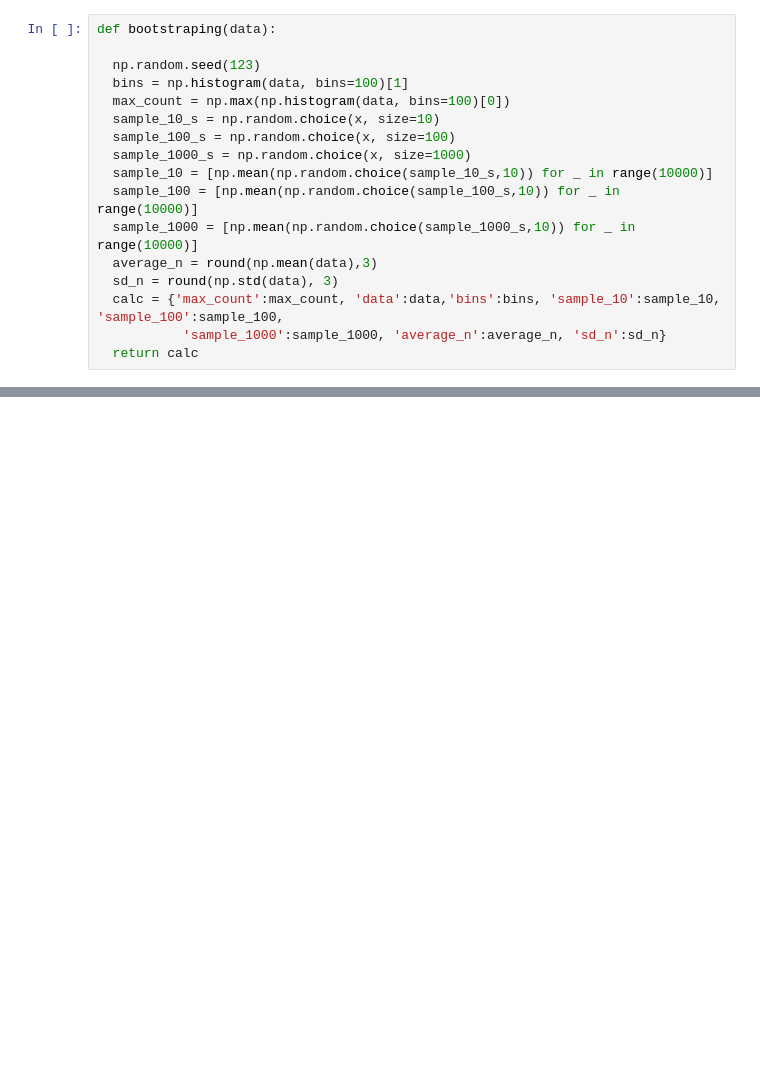
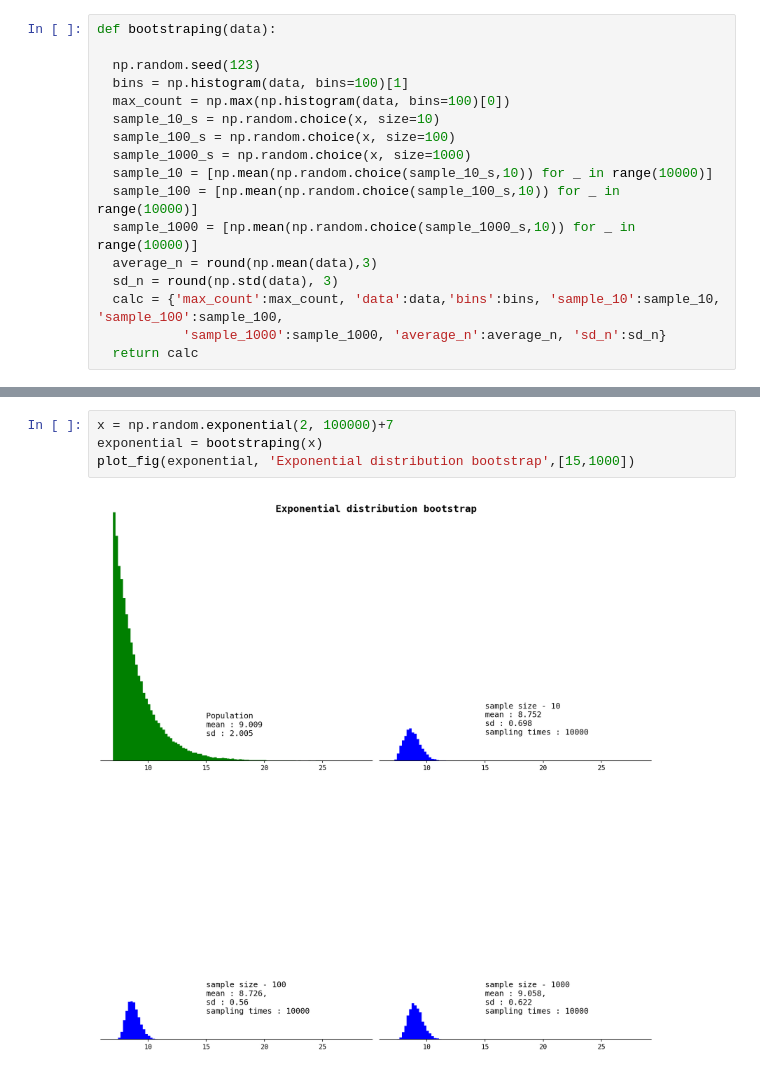
Before and after one commit to thihanaung-thnn/mathematics, a Jupyter notebook: sampling_distributions.ipynb, the cells around one changed output, grey strips where cells are left out. Cells and saved outputs as stored; diff of their text form; blank space fills up the shorter version.

```diff
--- a/sampling_distributions.ipynb
+++ b/sampling_distributions.ipynb
@@ -164,0 +165,6 @@ plot_fig(gamma, 'bootstrap',[10,260])
+# %%
+x = np.random.exponential(2, 100000)+7
+exponential = bootstraping(x)
+plot_fig(exponential, 'Exponential distribution bootstrap',[15,1000])
+# %% [output]
+[figure, added]
```
Also changed, not shown: parts of 3 cells of this notebook.
